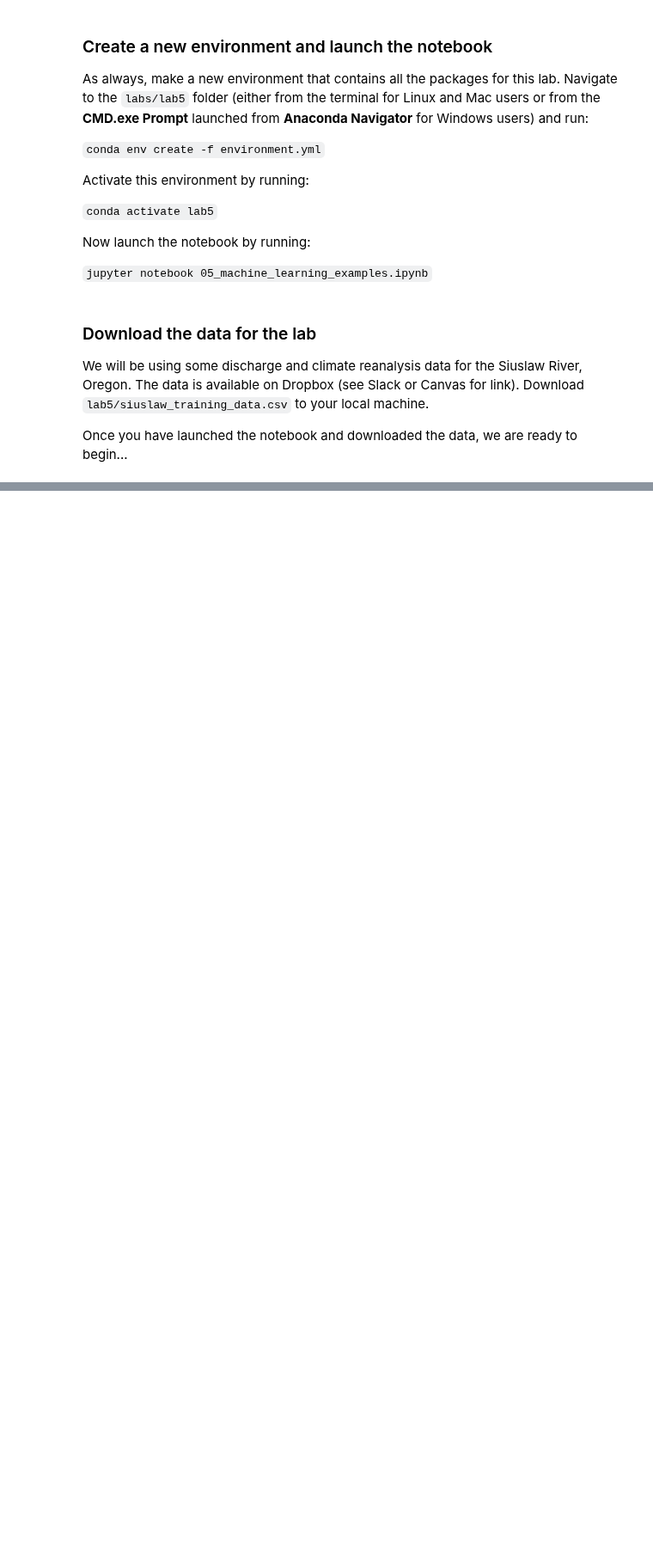
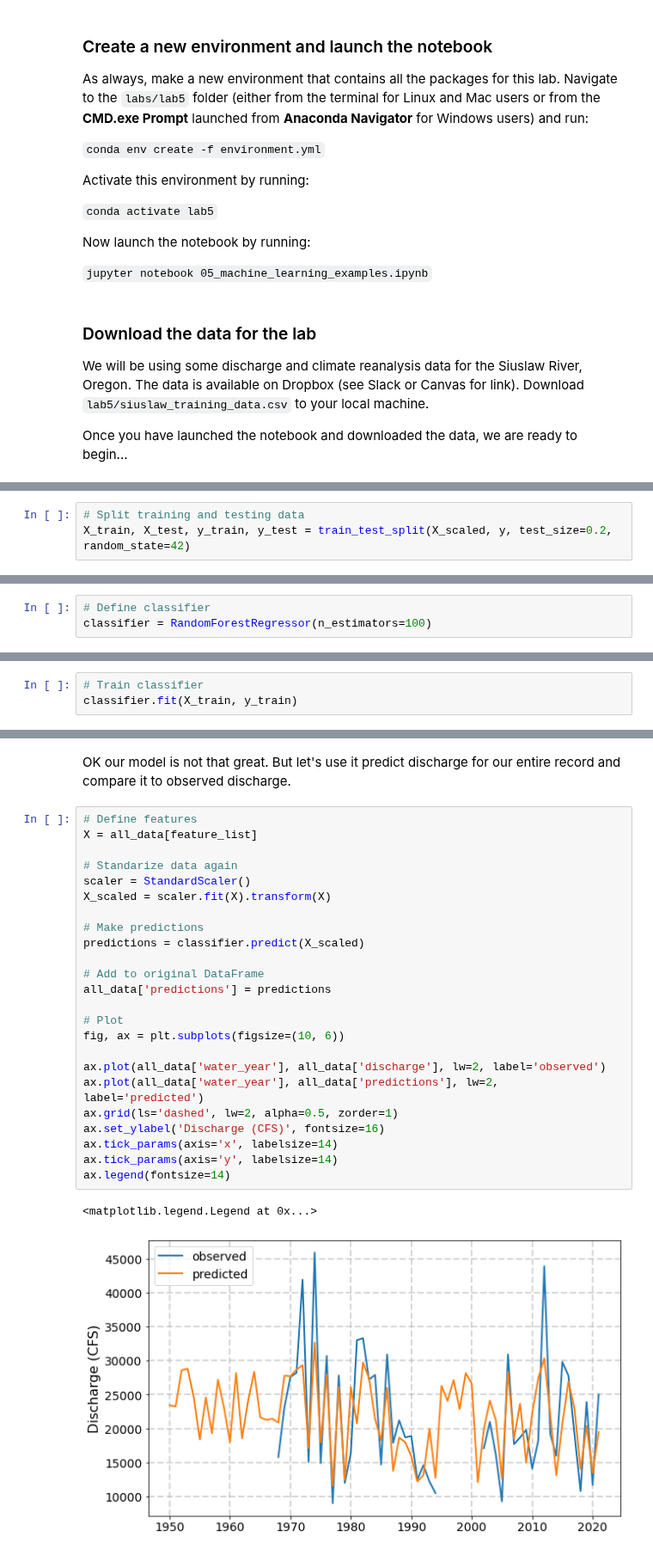
Before and after one commit to JohnnyRyan1/geospatial-data-science, a Jupyter notebook: labs/lab5/05a_machine_learning_examples.ipynb, the cells around one changed output, grey strips where cells are left out. Shown at 86% size. Saved outputs shown, nothing was run; the diff lists cells and outputs as text; blank space fills up the shorter version.

```diff
--- a/labs/lab5/05a_machine_learning_examples.ipynb
+++ b/labs/lab5/05a_machine_learning_examples.ipynb
@@ -50,0 +167,3 @@ import matplotlib
+# %%
+# Split training and testing data
+X_train, X_test, y_train, y_test = train_test_split(X_scaled, y, test_size=0.2, random_state=42)
@@ -50,0 +172,3 @@ import matplotlib
+# %%
+# Define classifier
+classifier = RandomForestRegressor(n_estimators=100)
@@ -50,0 +177,3 @@ import matplotlib
+# %%
+# Train classifier
+classifier.fit(X_train, y_train)
@@ -50,0 +210,29 @@ import matplotlib
+# %% [markdown]
+OK our model is not that great. But let's use it predict discharge for our entire record and compare it to observed discharge.
+# %%
+# Define features
+X = all_data[feature_list]
+
+# Standarize data again
+scaler = StandardScaler()
+X_scaled = scaler.fit(X).transform(X)
+
+# Make predictions
+predictions = classifier.predict(X_scaled)
+
+# Add to original DataFrame
+all_data['predictions'] = predictions
+
+# Plot
+fig, ax = plt.subplots(figsize=(10, 6))
+
+ax.plot(all_data['water_year'], all_data['discharge'], lw=2, label='observed')
+ax.plot(all_data['water_year'], all_data['predictions'], lw=2, label='predicted')
+ax.grid(ls='dashed', lw=2, alpha=0.5, zorder=1)
+ax.set_ylabel('Discharge (CFS)', fontsize=16)
+ax.tick_params(axis='x', labelsize=14)
+ax.tick_params(axis='y', labelsize=14)
+ax.legend(fontsize=14)
+# %% [output]
+<matplotlib.legend.Legend at 0x...>
+[figure, added]
```
Also changed, not shown: parts of 24 cells of this notebook, 3 other files.
